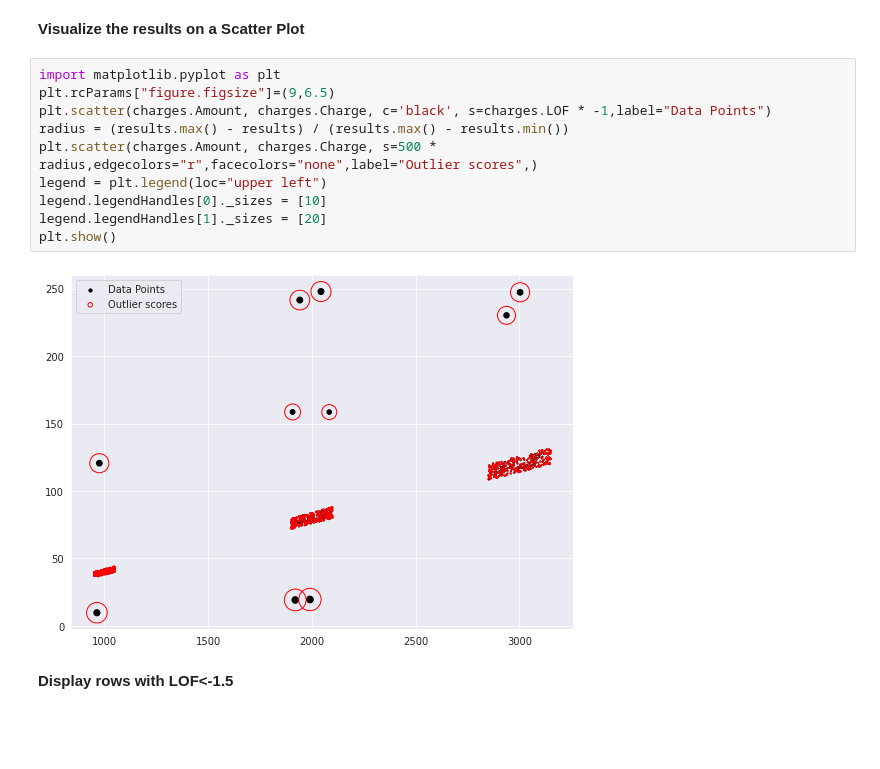
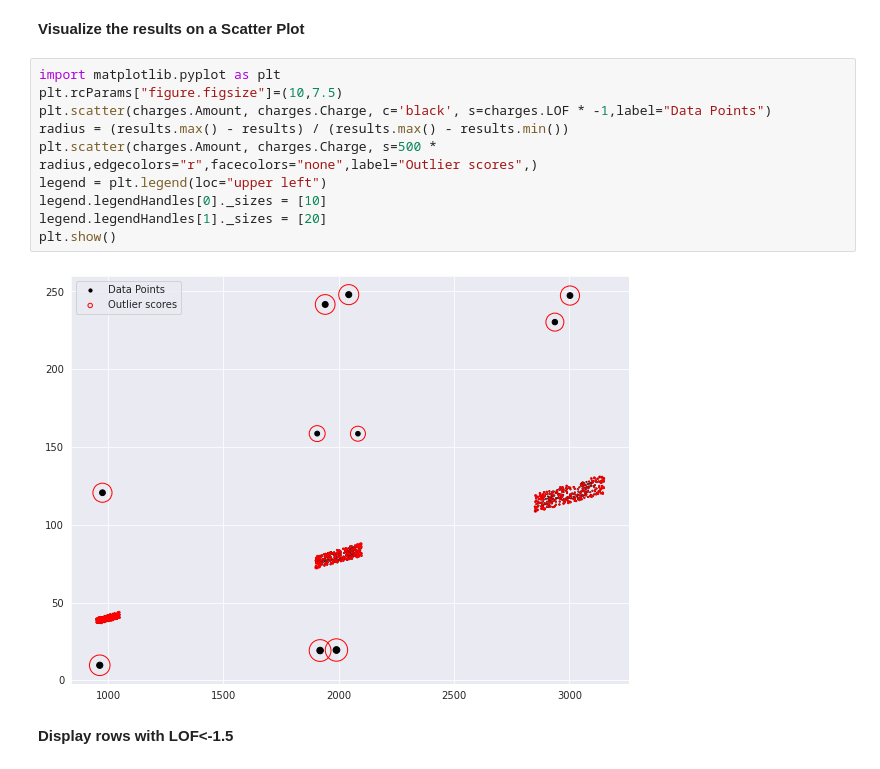
Before and after one commit to DLPY/Unsupervised-Learning-Session-2, a Jupyter notebook: Local_Outlier_Factor.ipynb, the cells around one changed output. Drawn from its saved outputs; the diff is of its cells as text; blank space fills up the shorter version.

```diff
--- a/Local_Outlier_Factor.ipynb
+++ b/Local_Outlier_Factor.ipynb
@@ -78,16 +78,16 @@ charges['PCT'] = charges['Charge'] / charges['Amount']
 **Visualize the results on a Scatter Plot**
 # %%
 import matplotlib.pyplot as plt
-plt.rcParams["figure.figsize"]=(9,6.5)
+plt.rcParams["figure.figsize"]=(10,7.5)
 plt.scatter(charges.Amount, charges.Charge, c='black', s=charges.LOF * -1,label="Data Points")
 radius = (results.max() - results) / (results.max() - results.min())
 plt.scatter(charges.Amount, charges.Charge, s=500 * radius,edgecolors="r",facecolors="none",label="Outlier scores",)
 legend = plt.legend(loc="upper left")
 legend.legendHandles[0]._sizes = [10]
 legend.legendHandles[1]._sizes = [20]
 plt.show()
 # %% [output]
-[figure, old version]
+[figure, new version]
 # %% [markdown]
 **Display rows with LOF<-1.5**
 # %%
```
Also changed, not shown: parts of 4 cells of this notebook.
